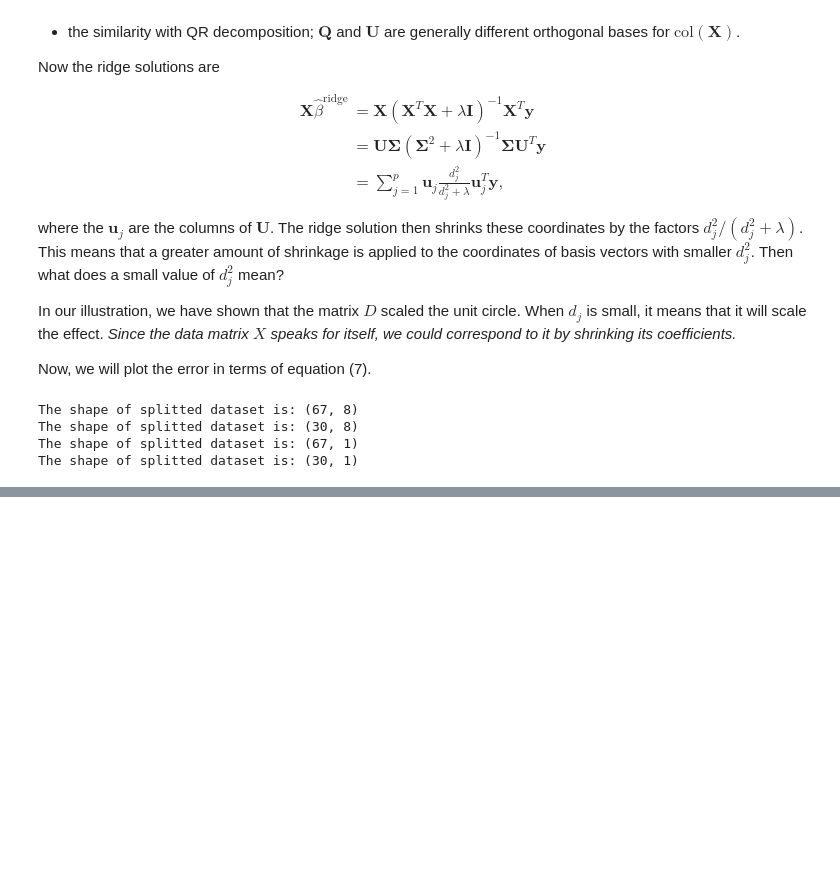
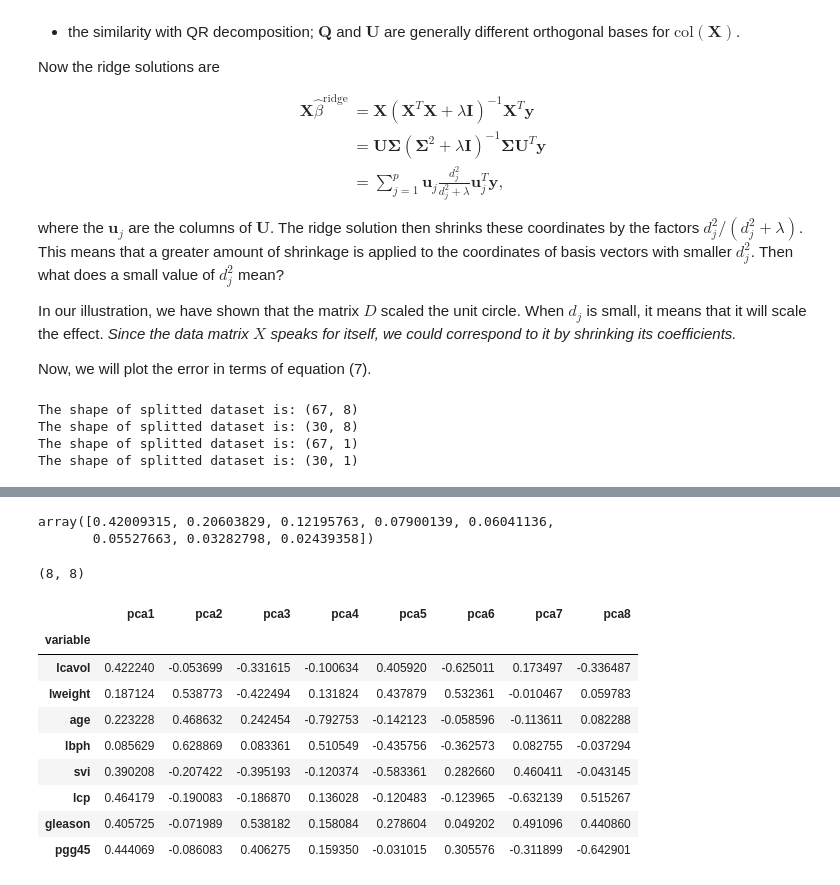
Before and after one commit to oceanumeric/ESL, a Jupyter notebook: ch3/3.4-shrinkage-methods.ipynb, the cells around one changed output, grey strips where cells are left out. Cells and saved outputs as stored; diff of their text form; code cells hidden in the pictures; blank space fills up the shorter version.

```diff
--- a/ch3/3.4-shrinkage-methods.ipynb
+++ b/ch3/3.4-shrinkage-methods.ipynb
@@ -183,0 +204,8 @@ lr.plot_figure_3_8()
+# %%
+# use the full dataset
+from sklearn.decomposition import PCA
+from sklearn.preprocessing import StandardScaler
+x = lr.data.iloc[:, :-2]
+x_normlized = StandardScaler().fit_transform(x)
+x = pd.DataFrame(x_normlized, columns=x.columns)
+x.head()
@@ -183,0 +219,31 @@ lr.plot_figure_3_8()
+# %%
+x_pca = PCA().fit(x)
+# explained variance ratio
+ex_var_ratio = x_pca.explained_variance_ratio_
+ex_var_ratio
+# %% [output]
+array([0.42009315, 0.20603829, 0.12195763, 0.07900139, 0.06041136,
+       0.05527663, 0.03282798, 0.02439358])
+# %%
+x_pca.components_.shape
+# %% [output]
+(8, 8)
+# %%
+# feature selection
+pca_list = ['pca'+str(i) for i in range(1, x_pca.n_components_+1)]
+pca_dict = dict(zip(pca_list, x_pca.components_))
+pca_df = pd.DataFrame(pca_dict)
+pca_df['variable'] = x.columns
+pca_df = pca_df.set_index('variable')
+pca_df
+# %% [output]
+|  | pca1 | pca2 | pca3 | pca4 | pca5 | pca6 | pca7 | pca8 |
+| variable |  |  |  |  |  |  |  |  |
+| lcavol | 0.422240 | -0.053699 | -0.331615 | -0.100634 | 0.405920 | -0.625011 | 0.173497 | -0.336487 |
+| lweight | 0.187124 | 0.538773 | -0.422494 | 0.131824 | 0.437879 | 0.532361 | -0.010467 | 0.059783 |
+| age | 0.223228 | 0.468632 | 0.242454 | -0.792753 | -0.142123 | -0.058596 | -0.113611 | 0.082288 |
+| lbph | 0.085629 | 0.628869 | 0.083361 | 0.510549 | -0.435756 | -0.362573 | 0.082755 | -0.037294 |
+| svi | 0.390208 | -0.207422 | -0.395193 | -0.120374 | -0.583361 | 0.282660 | 0.460411 | -0.043145 |
+| lcp | 0.464179 | -0.190083 | -0.186870 | 0.136028 | -0.120483 | -0.123965 | -0.632139 | 0.515267 |
+| gleason | 0.405725 | -0.071989 | 0.538182 | 0.158084 | 0.278604 | 0.049202 | 0.491096 | 0.440860 |
+| pgg45 | 0.444069 | -0.086083 | 0.406275 | 0.159350 | -0.031015 | 0.305576 | -0.311899 | -0.642901 |
```
Also changed, not shown: parts of 4 cells of this notebook, 1 other file.
